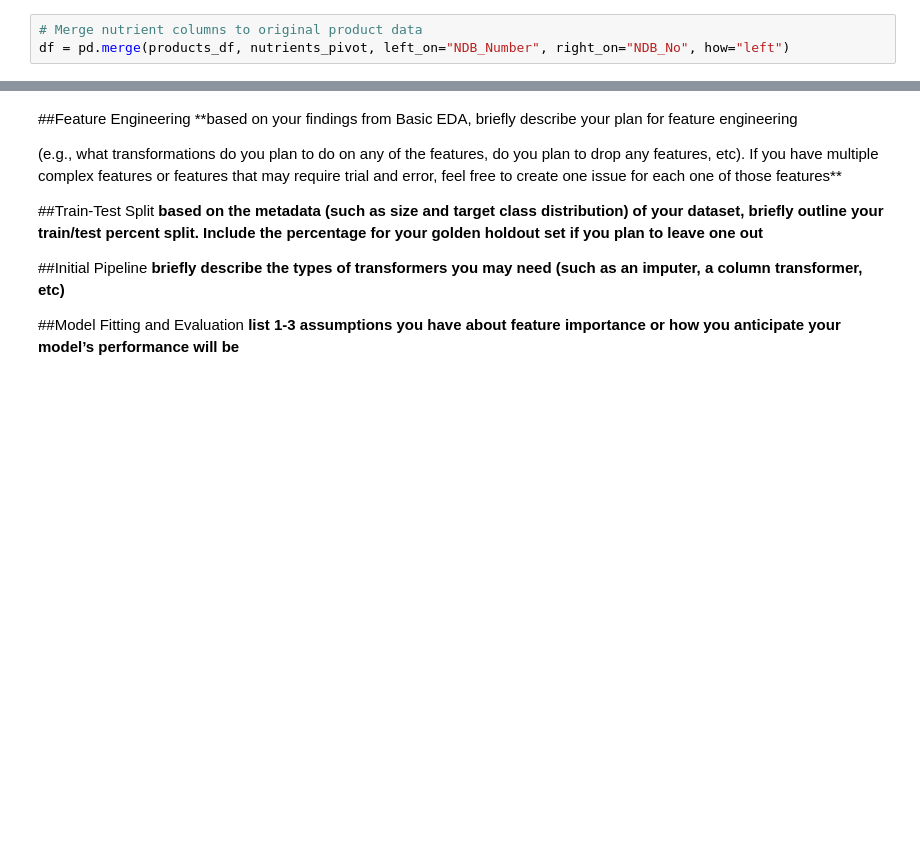
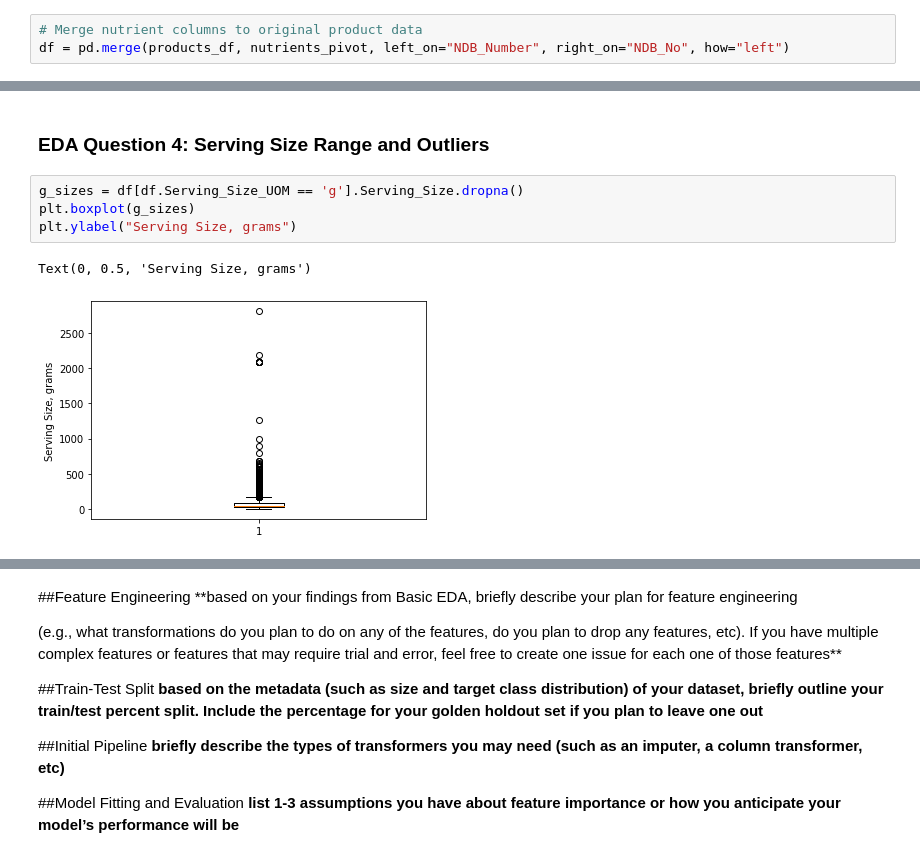
Before and after one commit to AlexanderNeuwirth/CS5265_Project1, a Jupyter notebook: CS5265_Project1.ipynb, the cells around one changed output, grey strips where cells are left out. Saved outputs shown, nothing was run; the diff lists cells and outputs as text; blank space fills up the shorter version.

```diff
--- a/CS5265_Project1.ipynb
+++ b/CS5265_Project1.ipynb
@@ -170,0 +348,9 @@ print(f"{round(df['Carbohydrate, by difference'].isna().sum()*100/len(df), 2)}%
+# %% [markdown]
+### EDA Question 4: Serving Size Range and Outliers
+# %%
+g_sizes = df[df.Serving_Size_UOM == 'g'].Serving_Size.dropna()
+plt.boxplot(g_sizes)
+plt.ylabel("Serving Size, grams")
+# %% [output]
+Text(0, 0.5, 'Serving Size, grams')
+[figure, added]
```
Also changed, not shown: parts of 29 cells of this notebook.
